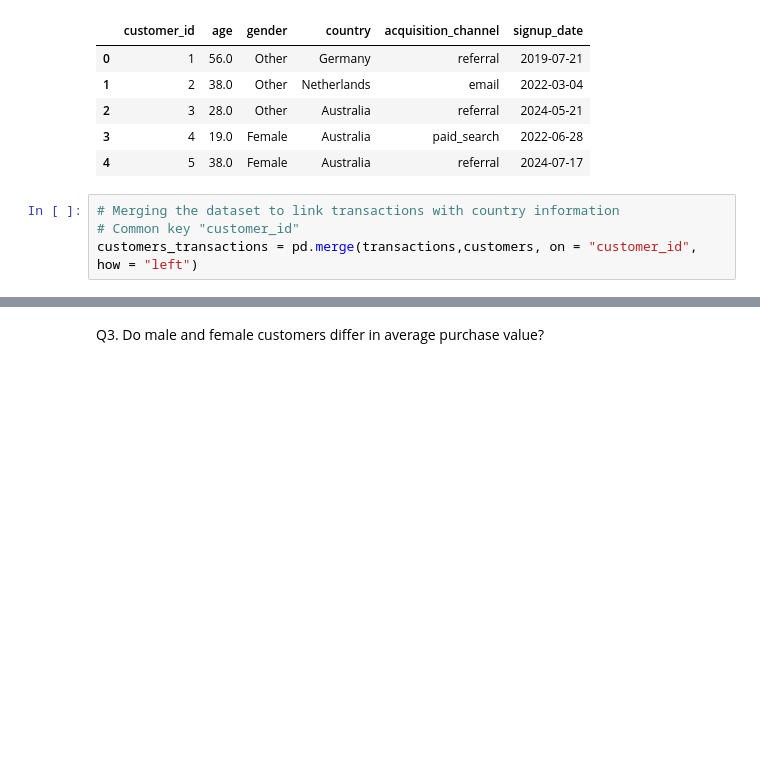
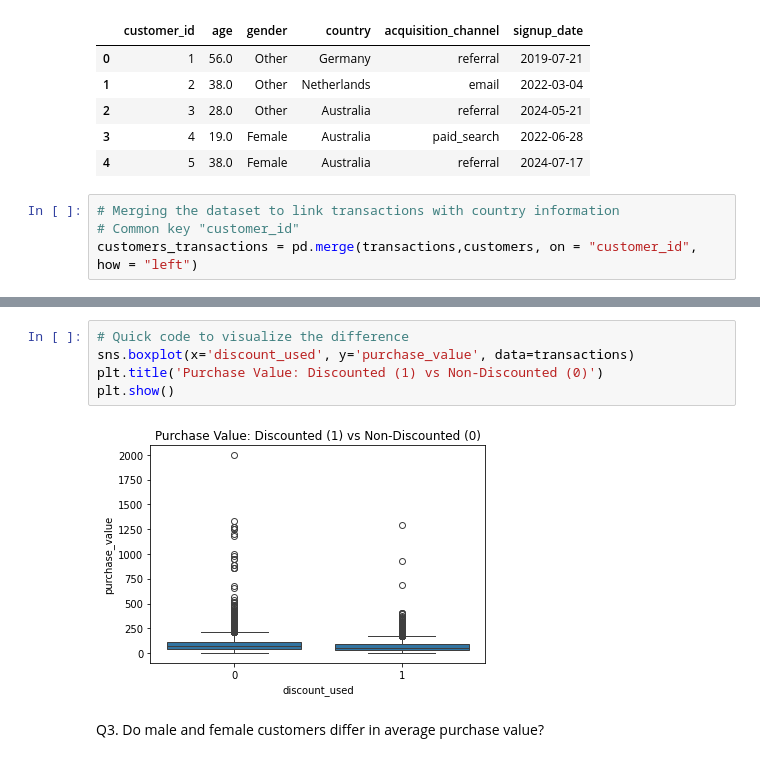
Before and after one commit to ledagale27/Mayerfeld_Hw2, a Jupyter notebook: hw_2_project (1).ipynb, the cells around one changed output, grey strips where cells are left out. Saved outputs shown, nothing was run; the diff lists cells and outputs as text; blank space fills up the shorter version.

```diff
--- a/hw_2_project (1).ipynb
+++ b/hw_2_project (1).ipynb
@@ -92,3 +170,10 @@ Q2. Do discounted purchases differ in average value from non-discounted purchase
+# %%
+# Quick code to visualize the difference
+sns.boxplot(x='discount_used', y='purchase_value', data=transactions)
+plt.title('Purchase Value: Discounted (1) vs Non-Discounted (0)')
+plt.show()
+# %% [output]
+[figure, added]
 # %% [markdown]
 Q3. Do male and female customers differ in average purchase value?
 # %% [markdown]
```
Also changed, not shown: parts of 10 cells of this notebook.
